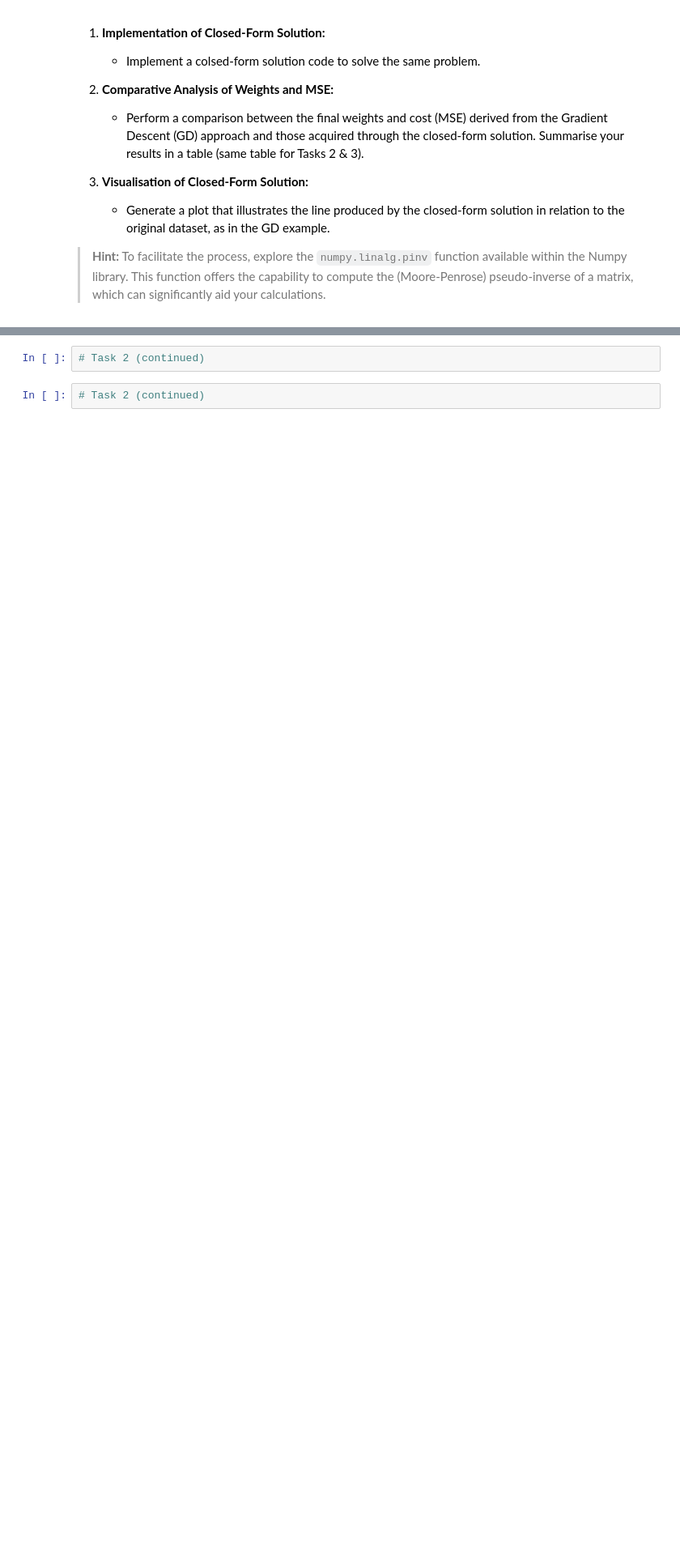
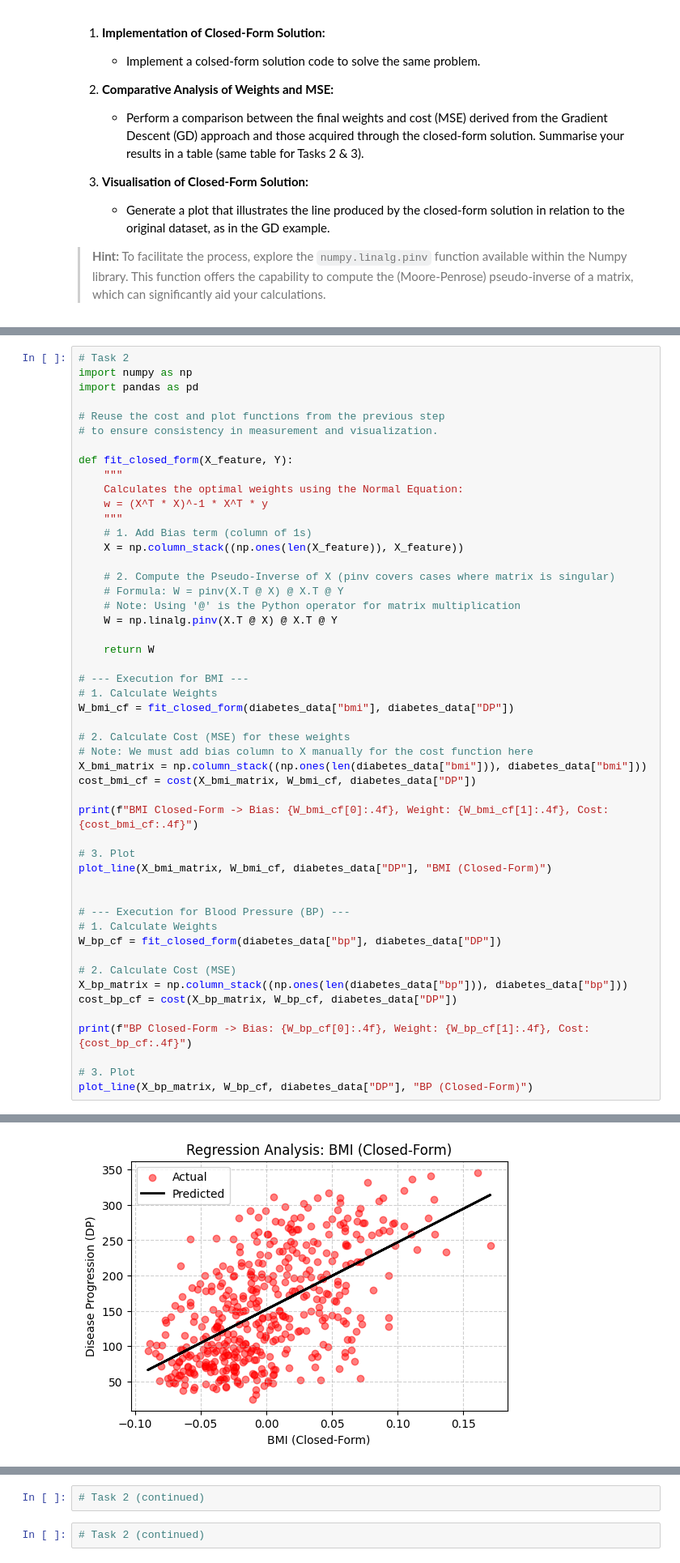
Before and after one commit to samdvies/pyTorchDeepLearnIntro, a Jupyter notebook: 02_ML_LR.ipynb, the cells around one changed output, grey strips where cells are left out. Shown at 81% size. Drawn from its saved outputs; the diff is of its cells as text; blank space fills up the shorter version.

```diff
--- a/02_ML_LR.ipynb
+++ b/02_ML_LR.ipynb
@@ -429,0 +426,51 @@ In this section, we will apply the closed-form solution to address the preceding
+# %%
+# Task 2
+import numpy as np
+import pandas as pd
+
+# Reuse the cost and plot functions from the previous step
+# to ensure consistency in measurement and visualization.
+
+def fit_closed_form(X_feature, Y):
+    """
+    Calculates the optimal weights using the Normal Equation:
+    w = (X^T * X)^-1 * X^T * y
+    """
+    # 1. Add Bias term (column of 1s)
+    X = np.column_stack((np.ones(len(X_feature)), X_feature))
+
+    # 2. Compute the Pseudo-Inverse of X (pinv covers cases where matrix is singular)
+    # Formula: W = pinv(X.T @ X) @ X.T @ Y
+    # Note: Using '@' is the Python operator for matrix multiplication
+    W = np.linalg.pinv(X.T @ X) @ X.T @ Y
+
+    return W
+
+# --- Execution for BMI ---
+# 1. Calculate Weights
+W_bmi_cf = fit_closed_form(diabetes_data["bmi"], diabetes_data["DP"])
+
+# 2. Calculate Cost (MSE) for these weights
+# Note: We must add bias column to X manually for the cost function here
+X_bmi_matrix = np.column_stack((np.ones(len(diabetes_data["bmi"])), diabetes_data["bmi"]))
+cost_bmi_cf = cost(X_bmi_matrix, W_bmi_cf, diabetes_data["DP"])
+
+print(f"BMI Closed-Form -> Bias: {W_bmi_cf[0]:.4f}, Weight: {W_bmi_cf[1]:.4f}, Cost: {cost_bmi_cf:.4f}")
+
+# 3. Plot
+plot_line(X_bmi_matrix, W_bmi_cf, diabetes_data["DP"], "BMI (Closed-Form)")
+
+
+# --- Execution for Blood Pressure (BP) ---
+# 1. Calculate Weights
+W_bp_cf = fit_closed_form(diabetes_data["bp"], diabetes_data["DP"])
+
+# 2. Calculate Cost (MSE)
+X_bp_matrix = np.column_stack((np.ones(len(diabetes_data["bp"])), diabetes_data["bp"]))
+cost_bp_cf = cost(X_bp_matrix, W_bp_cf, diabetes_data["DP"])
+
+print(f"BP Closed-Form -> Bias: {W_bp_cf[0]:.4f}, Weight: {W_bp_cf[1]:.4f}, Cost: {cost_bp_cf:.4f}")
+
+# 3. Plot
+plot_line(X_bp_matrix, W_bp_cf, diabetes_data["DP"], "BP (Closed-Form)")
+# %% [output]
@@ -429,0 +478 @@ In this section, we will apply the closed-form solution to address the preceding
+[figure, added]
```
Also changed, not shown: parts of 11 cells of this notebook.
